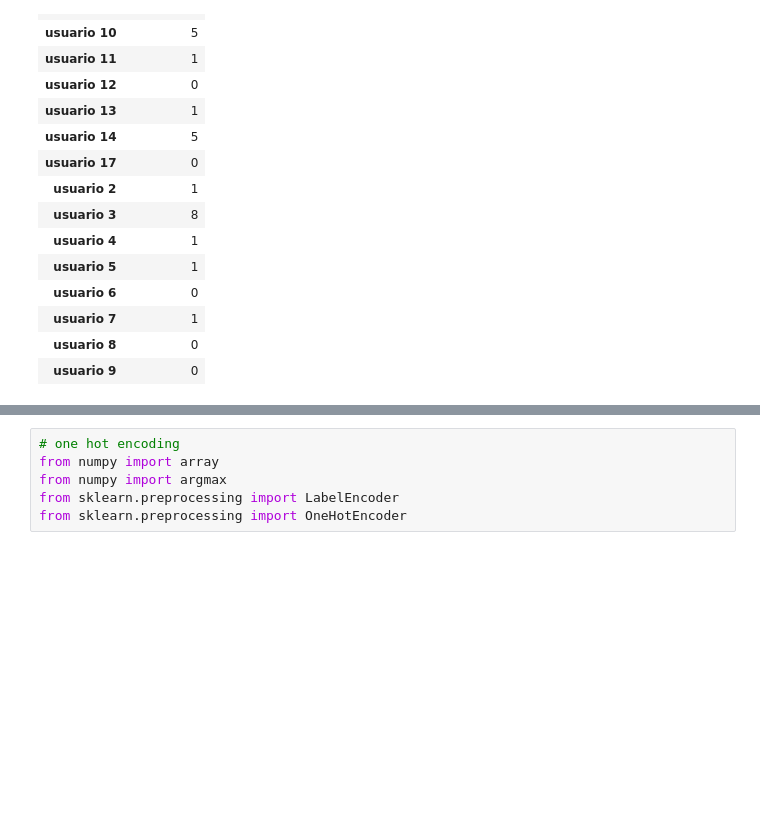
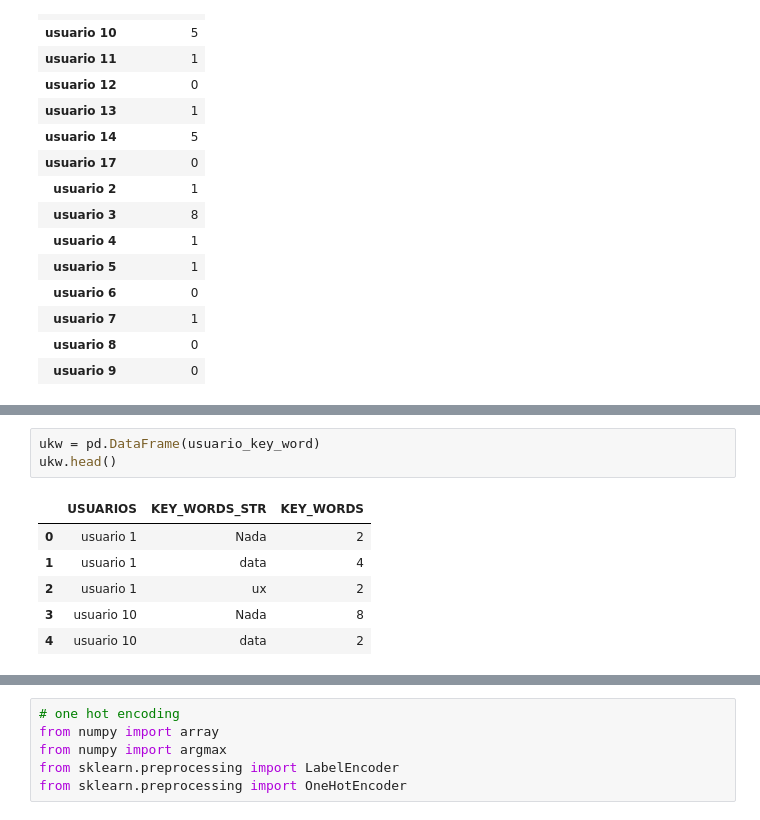
Before and after one commit to isaitu11/Final-Project-IH, a Jupyter notebook: BOT_PROYECT/CHAT_BOT_PROYECT.ipynb, the cells around one changed output, grey strips where cells are left out. Cells and saved outputs as stored; diff of their text form; blank space fills up the shorter version.

```diff
--- a/BOT_PROYECT/CHAT_BOT_PROYECT.ipynb
+++ b/BOT_PROYECT/CHAT_BOT_PROYECT.ipynb
@@ -458 +441,11 @@ new_new_data
+# %%
+ukw = pd.DataFrame(usuario_key_word)
+ukw.head()
+# %% [output]
+|  | USUARIOS | KEY_WORDS_STR | KEY_WORDS |
+| 0 | usuario 1 | Nada | 2 |
+| 1 | usuario 1 | data | 4 |
+| 2 | usuario 1 | ux | 2 |
+| 3 | usuario 10 | Nada | 8 |
+| 4 | usuario 10 | data | 2 |
 # %%
```
Also changed, not shown: parts of 32 cells of this notebook, 2 other files.
